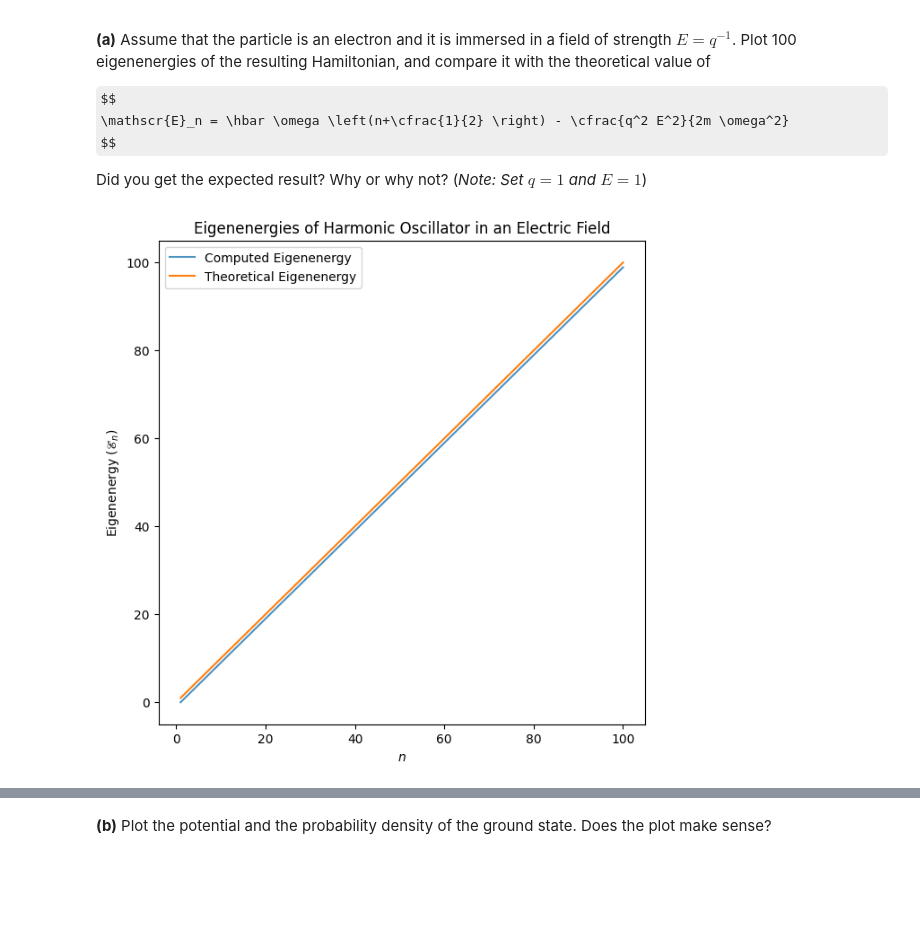
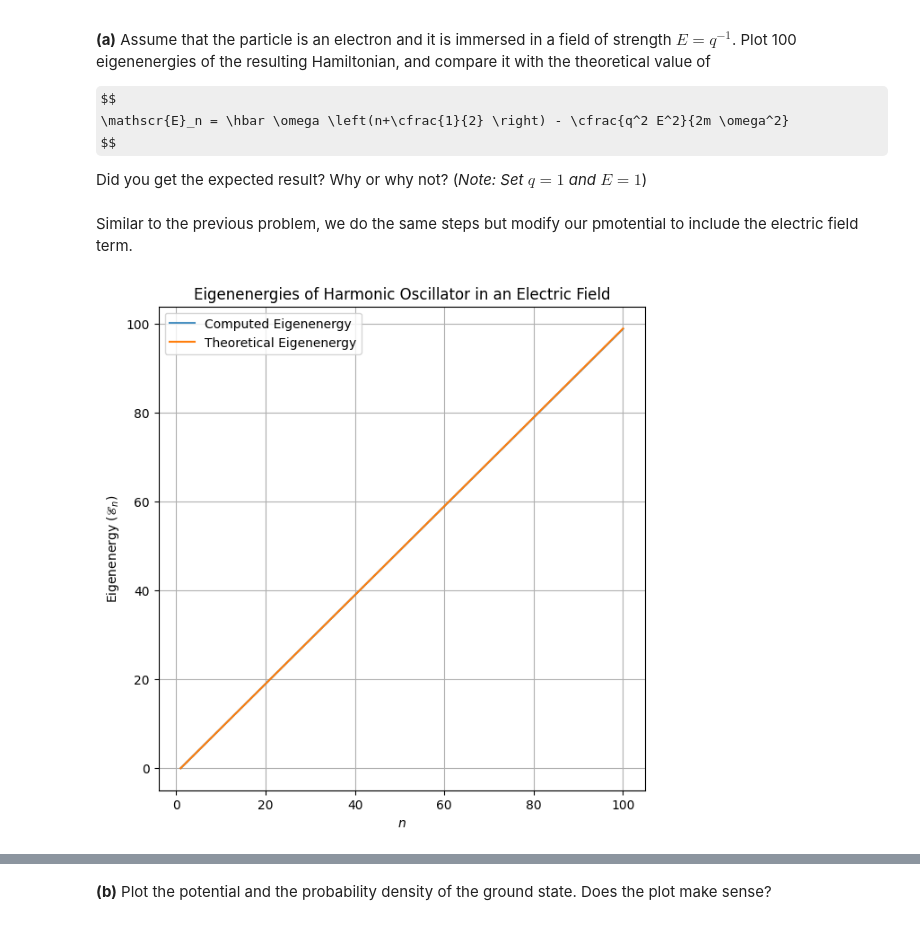
Before and after one commit to LorenzoJoquino/AP155_TX1_1sAY2627, a Jupyter notebook: Rivera/Exercise 6 - Eigenfunctions/6Eigs_RIVERA.ipynb, the cells around one changed output, grey strips where cells are left out. Cells and saved outputs as stored; diff of their text form; code cells hidden in the pictures; some formulas as TeX source; blank space fills up the shorter version.

```diff
--- a/Rivera/Exercise 6 - Eigenfunctions/6Eigs_RIVERA.ipynb
+++ b/Rivera/Exercise 6 - Eigenfunctions/6Eigs_RIVERA.ipynb
@@ -293,21 +314,24 @@ delta_x_sq = (np.ptp(x_pos)/(N-1))**2 # we take the interval between each point
 
 eigenvalues, eigenvectors = np.linalg.eigh(hamiltonian(x_pos, potential, m))
 eigenvectors = np.transpose(eigenvectors) # we transpose in order to put the eigenvectors in the same row
+# %% [markdown]
+Similar to the previous problem, we do the same steps but modify our pmotential to include the electric field term.
 # %%
 fig, ax = plt.subplots(figsize=(7,7))
 
 no_points = 100
 n = np.linspace(1, no_points, no_points) # nth value
-theo_eigens = theo_eigenvalue(n=n) # takes the nth eigenvalue
+theo_eigens = theo_eigenvalue(n=n-1) # takes the nth eigenvalue, we put a minus one so it is zero indexed.
 # print(theo_eigens)
 
 ax.plot(n, eigenvalues[0: no_points], alpha=0.8, label="Computed Eigenenergy") # we plot the potential
 ax.plot(n, theo_eigens, label="Theoretical Eigenenergy")
 ax.set_title("Eigenenergies of Harmonic Oscillator in an Electric Field")
 ax.set_xlabel("$n$")
 ax.set_ylabel(r"Eigenenergy ($\mathscr{E}_n $)")
 ax.legend()
+ax.grid(True)
 plt.show()
 fig.savefig("EEnergy.png")
 # %% [output]
-[figure, old version]
+[figure, new version]
```
Also changed, not shown: parts of 9 cells of this notebook, 4 other files.
